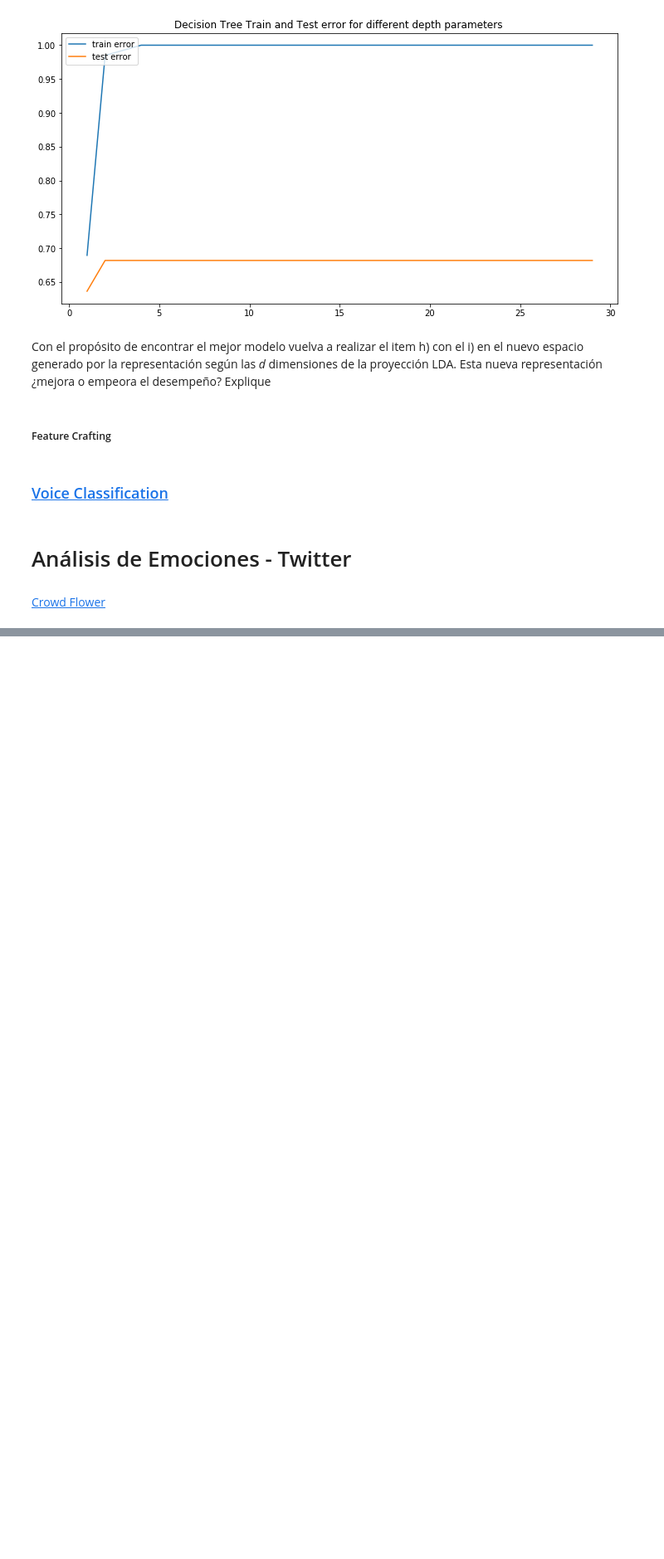
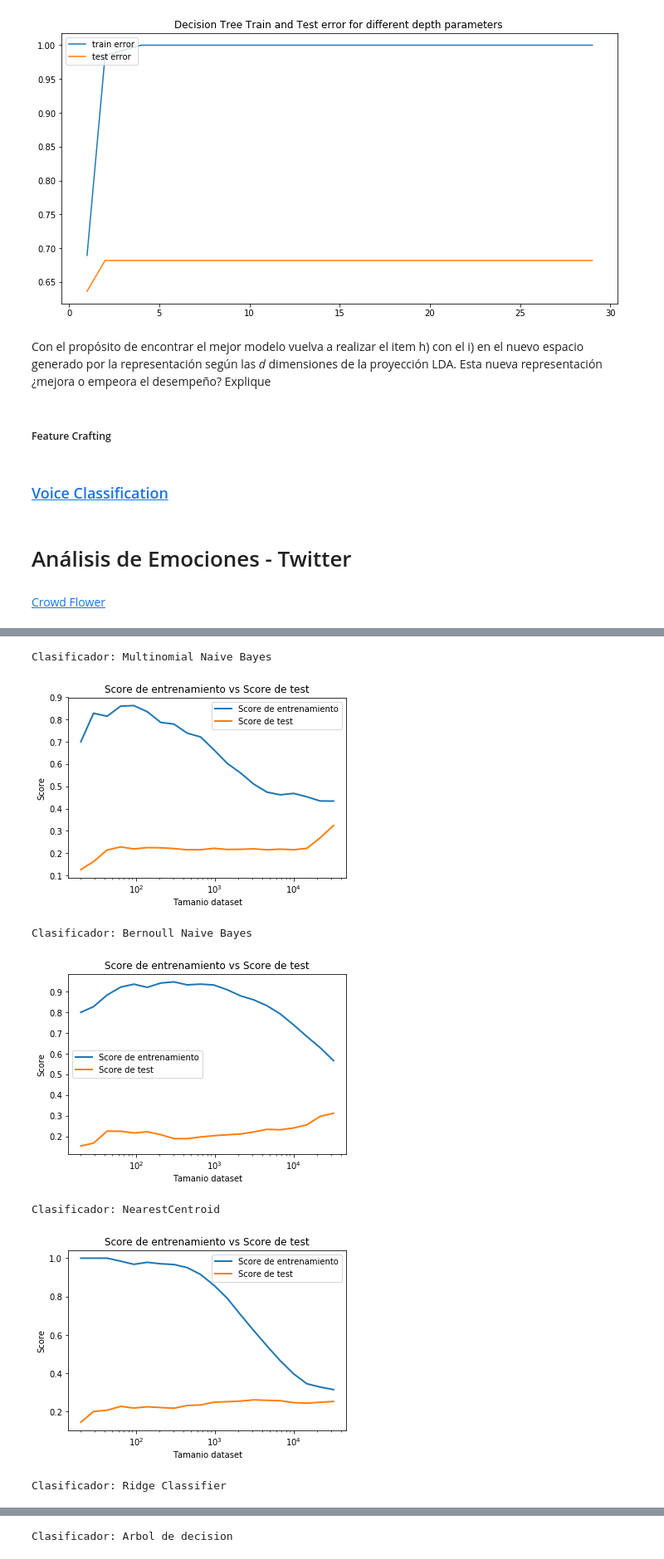
Before and after one commit to sebastian-aranda/machine_learning_utfsm, a Jupyter notebook: tarea2/Tarea 2.ipynb, the cells around one changed output, grey strips where cells are left out. Shown at 83% size. Saved outputs shown, nothing was run; the diff lists cells and outputs as text; code cells hidden in the pictures; blank space fills up the shorter version.

```diff
--- a/tarea2/Tarea 2.ipynb
+++ b/tarea2/Tarea 2.ipynb
@@ -494,0 +606,5 @@ Con el propósito de encontrar el mejor modelo vuelva a realizar el item h) con
+# %%
+import numpy as np
+msk = np.random.rand(len(df)) < 0.8
+df_train = df[msk]
+df_test = df[~msk]
@@ -494,0 +758,10 @@ Con el propósito de encontrar el mejor modelo vuelva a realizar el item h) con
+# %%
+from sklearn import metrics
+for clf, clf_name in clf_list_fitted:
+    print "Clasificador: {}".format(clf_name)
+    print(metrics.confusion_matrix(df_test.sentiment_bi, clf.predict(test_X)))
+    print "---------------------------------------------------"
+# tn fo
+# fn tp
+# fo error tipo 1
+# fn error tipo 2
@@ -494,0 +789,23 @@ Con el propósito de encontrar el mejor modelo vuelva a realizar el item h) con
+# %%
+def clf_multi(model, x_train, y_train, x_test, y_test):
+    #vec_clf = Pipeline([('vectorizer', vec), ('pac', model)])
+    model.fit(x_train, y_train)
+    y_pred = model.predict(x_test)
+    print "Training Accuracy: %f"%(model.score(x_train, y_train))
+    print "Test Accuracy: %f"%(model.score(x_test, y_test))
+    print sklearn.metrics.classification_report(y_test, y_pred)
+# %%
+import sklearn.metrics
+from sklearn.naive_bayes import BernoulliNB
+from sklearn.neighbors import NearestCentroid
+from sklearn.linear_model import RidgeClassifier
+
+clf_list = [(MultinomialNB(), "Multinomial Naive Bayes"),
+            (BernoulliNB(alpha=.01), "Bernoull Naive Bayes"),
+            (NearestCentroid(), "NearestCentroid"),
+            (RidgeClassifier(tol=1e-2, solver="sag"), "Ridge Classifier"),
+            (DecisionTreeClassifier(), "Arbol de decision")]
+for clf, clf_name in clf_list:
+    print "Clasificador: {}".format(clf_name)
+    clf_multi(clf, train_X, train_y, test_X, test_y)
+    print "---------------------------------------------------"
@@ -494,0 +830,13 @@ Con el propósito de encontrar el mejor modelo vuelva a realizar el item h) con
+# %%
+for clf, clf_name in clf_list:
+    print "Clasificador: {}".format(clf_name)
+    response = data_size_response(clf,train_X,test_X,train_y,test_y)
+    plot_response(*response)
+# %% [output]
+Clasificador: Multinomial Naive Bayes
+[figure, added]
+Clasificador: Bernoull Naive Bayes
+[figure, added]
+Clasificador: NearestCentroid
+[figure, added]
+Clasificador: Ridge Classifier
@@ -494,0 +844 @@ Con el propósito de encontrar el mejor modelo vuelva a realizar el item h) con
+Clasificador: Arbol de decision
```
Also changed, not shown: parts of 15 cells of this notebook, 1 other file.
